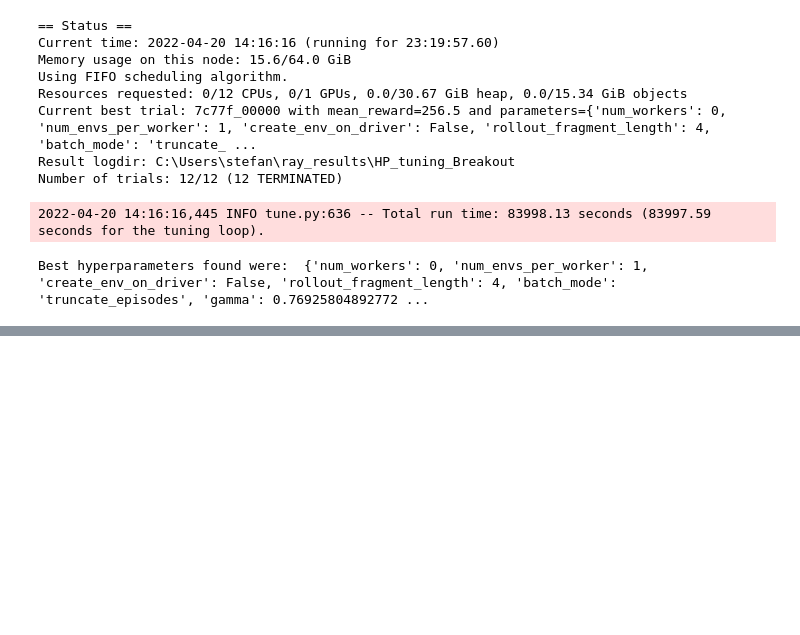
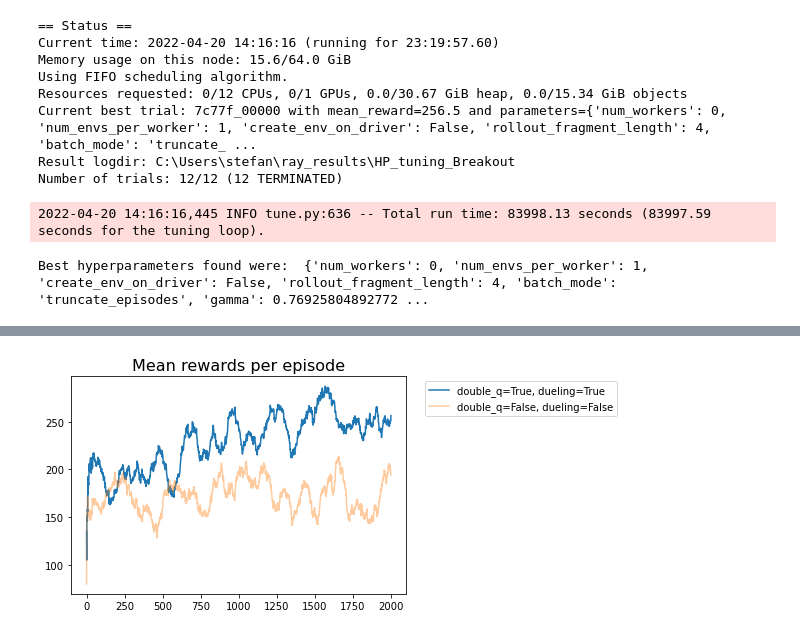
Before and after one commit to sddiener/DRL_coursework, a Jupyter notebook: Task_2_RLlibAtari/Task2_Atari_HP_Tuning.ipynb, the cells around one changed output, grey strips where cells are left out. Cells and saved outputs as stored; diff of their text form; code cells hidden in the pictures; blank space fills up the shorter version.

```diff
--- a/Task_2_RLlibAtari/Task2_Atari_HP_Tuning.ipynb
+++ b/Task_2_RLlibAtari/Task2_Atari_HP_Tuning.ipynb
@@ -152,0 +122,12 @@ analysis_result = ExperimentAnalysis("~/ray_results/HP_tuning_LunarLander")
+# %%
+trial_dfs = list(trial_dfs.values())
+configs = list(configs.values())
+# %%
+
+trial_dfs[0].mean_reward.plot(label="double_q=True, dueling=True")
+trial_dfs[11].mean_reward.plot(label="double_q=False, dueling=False", alpha=0.4)
+plt.legend(bbox_to_anchor=(1.04,1), loc="upper left")
+plt.title("Mean rewards per episode", fontsize=16)
+plt.show()
+# %% [output]
+[figure, added]
```
Also changed, not shown: parts of 8 cells of this notebook, 2 other files.
